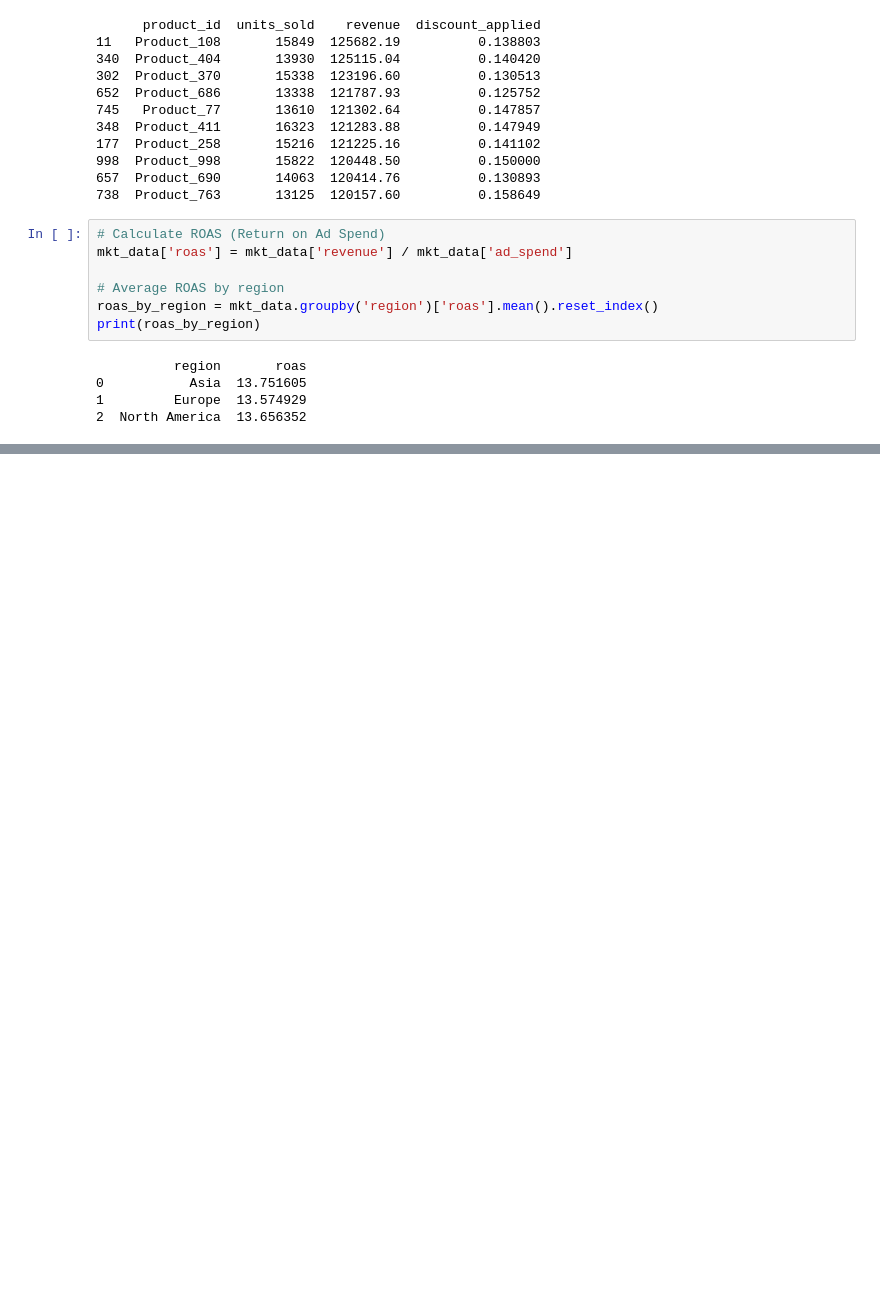
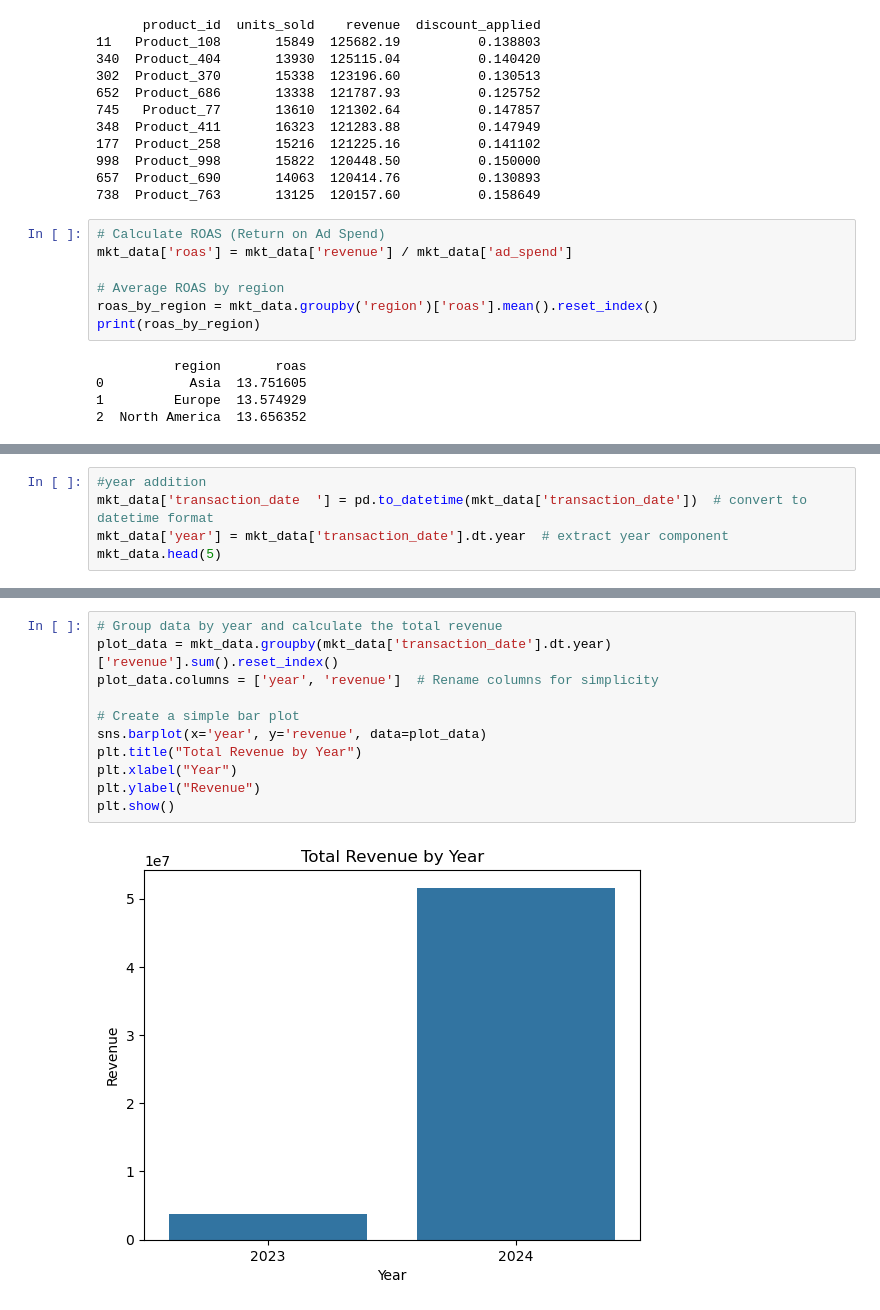
Before and after one commit to rakeshtparayil/marketing_analytics, a Jupyter notebook: mktg_data.ipynb, the cells around one changed output, grey strips where cells are left out. Drawn from its saved outputs; the diff is of its cells as text; blank space fills up the shorter version.

```diff
--- a/mktg_data.ipynb
+++ b/mktg_data.ipynb
@@ -136,0 +195,5 @@ print(monthly_trends)
+# %%
+#year addition
+mkt_data['transaction_date	'] = pd.to_datetime(mkt_data['transaction_date'])  # convert to datetime format
+mkt_data['year'] = mkt_data['transaction_date'].dt.year  # extract year component
+mkt_data.head(5)
@@ -136,0 +207,13 @@ print(monthly_trends)
+# %%
+# Group data by year and calculate the total revenue
+plot_data = mkt_data.groupby(mkt_data['transaction_date'].dt.year)['revenue'].sum().reset_index()
+plot_data.columns = ['year', 'revenue']  # Rename columns for simplicity
+
+# Create a simple bar plot
+sns.barplot(x='year', y='revenue', data=plot_data)
+plt.title("Total Revenue by Year")
+plt.xlabel("Year")
+plt.ylabel("Revenue")
+plt.show()
+# %% [output]
+[figure, added]
```
Also changed, not shown: parts of 9 cells of this notebook.
